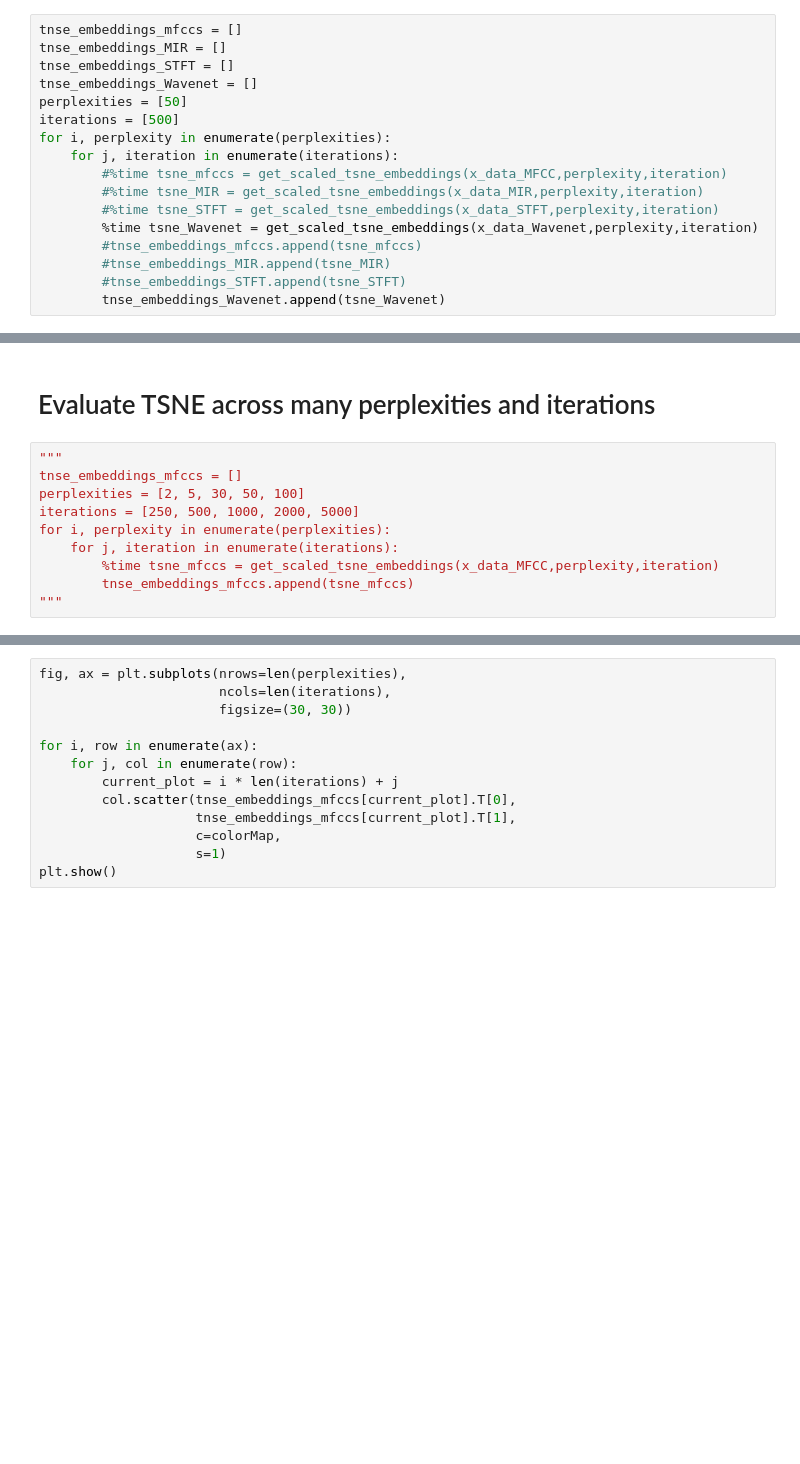
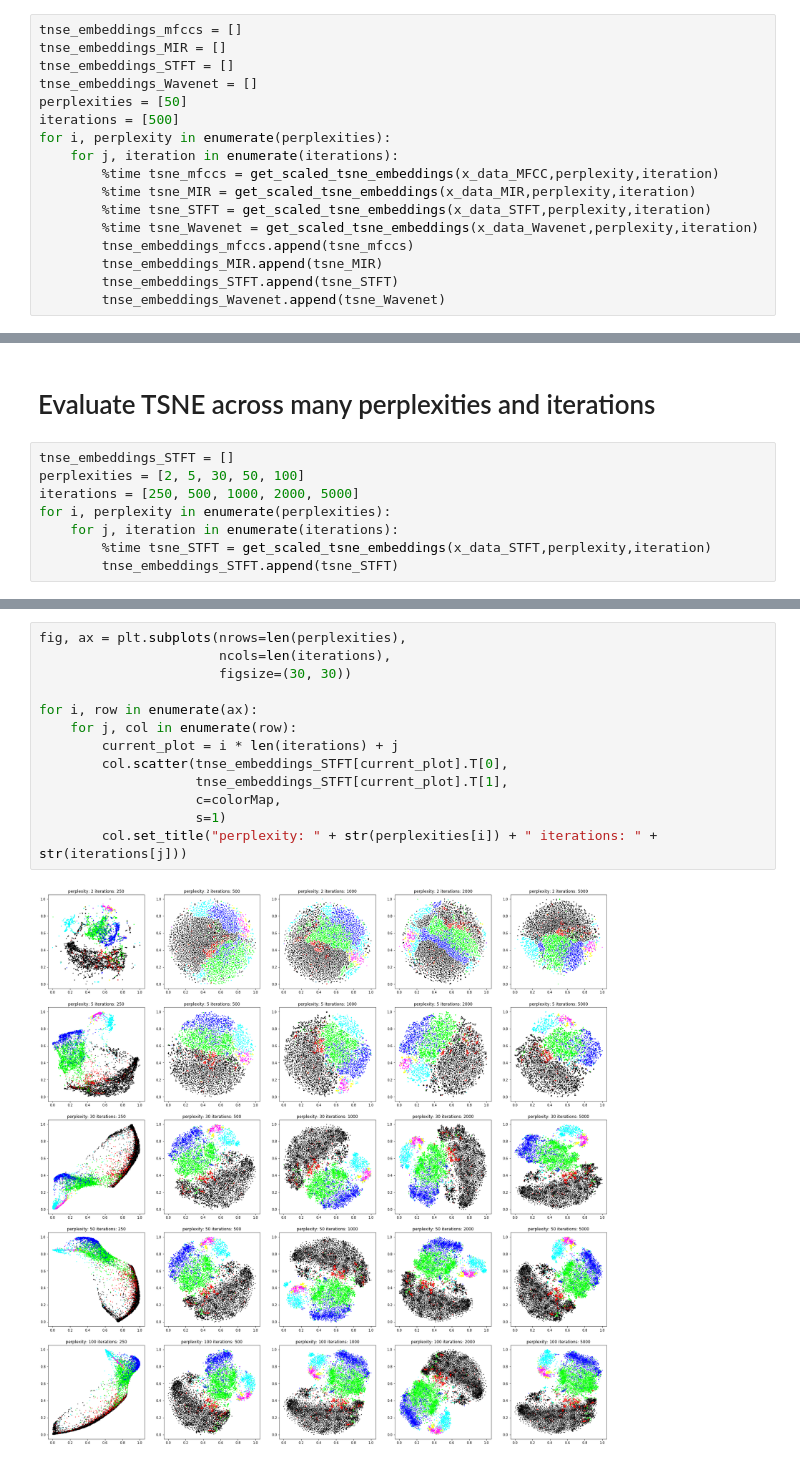
Before and after one commit to AvneeshSarwate/klustr, a Jupyter notebook: audioNotebooks/Clustering Evaluation TNSE.ipynb, the cells around one changed output, grey strips where cells are left out. Saved outputs shown, nothing was run; the diff lists cells and outputs as text; blank space fills up the shorter version.

Commit message:
got mulitple tsne plot working

```diff
--- a/audioNotebooks/Clustering Evaluation TNSE.ipynb
+++ b/audioNotebooks/Clustering Evaluation TNSE.ipynb
@@ -220,13 +220,13 @@ perplexities = [50]
 iterations = [500]
 for i, perplexity in enumerate(perplexities):
     for j, iteration in enumerate(iterations):
-        #%time tsne_mfccs = get_scaled_tsne_embeddings(x_data_MFCC,perplexity,iteration)
-        #%time tsne_MIR = get_scaled_tsne_embeddings(x_data_MIR,perplexity,iteration)
-        #%time tsne_STFT = get_scaled_tsne_embeddings(x_data_STFT,perplexity,iteration)
+        %time tsne_mfccs = get_scaled_tsne_embeddings(x_data_MFCC,perplexity,iteration)
+        %time tsne_MIR = get_scaled_tsne_embeddings(x_data_MIR,perplexity,iteration)
+        %time tsne_STFT = get_scaled_tsne_embeddings(x_data_STFT,perplexity,iteration)
         %time tsne_Wavenet = get_scaled_tsne_embeddings(x_data_Wavenet,perplexity,iteration)
-        #tnse_embeddings_mfccs.append(tsne_mfccs)
-        #tnse_embeddings_MIR.append(tsne_MIR)
-        #tnse_embeddings_STFT.append(tsne_STFT)
+        tnse_embeddings_mfccs.append(tsne_mfccs)
+        tnse_embeddings_MIR.append(tsne_MIR)
+        tnse_embeddings_STFT.append(tsne_STFT)
         tnse_embeddings_Wavenet.append(tsne_Wavenet)
 # %% [output]
 CPU times: user 6min 32s, sys: 20.7 s, total: 6min 53s
@@ -475,12 +475,10 @@ pairwise_distances [[0.0, 0.0, 0.0, 0.0, 0.0, 0.0, 0.0], [0.0, 0.0, 0.0, 0.0, 0.
 # %% [markdown]
 # Evaluate TSNE across many perplexities and iterations
 # %%
-"""
-tnse_embeddings_mfccs = []
+tnse_embeddings_STFT = []
 perplexities = [2, 5, 30, 50, 100]
 iterations = [250, 500, 1000, 2000, 5000]
 for i, perplexity in enumerate(perplexities):
     for j, iteration in enumerate(iterations):
-        %time tsne_mfccs = get_scaled_tsne_embeddings(x_data_MFCC,perplexity,iteration)
-        tnse_embeddings_mfccs.append(tsne_mfccs)
-"""
+        %time tsne_STFT = get_scaled_tsne_embeddings(x_data_STFT,perplexity,iteration)
+        tnse_embeddings_STFT.append(tsne_STFT)
@@ -487,13 +503,15 @@ for i, perplexity in enumerate(perplexities):
 # %%
 fig, ax = plt.subplots(nrows=len(perplexities),
                        ncols=len(iterations),
                        figsize=(30, 30))
 
 for i, row in enumerate(ax):
     for j, col in enumerate(row):
         current_plot = i * len(iterations) + j
-        col.scatter(tnse_embeddings_mfccs[current_plot].T[0],
-                    tnse_embeddings_mfccs[current_plot].T[1],
+        col.scatter(tnse_embeddings_STFT[current_plot].T[0],
+                    tnse_embeddings_STFT[current_plot].T[1],
                     c=colorMap,
                     s=1)
-plt.show()
+        col.set_title("perplexity: " + str(perplexities[i]) + " iterations: " + str(iterations[j]))
+# %% [output]
+[figure, added]
```
Also changed, not shown: parts of 5 cells of this notebook, 1 other file.
